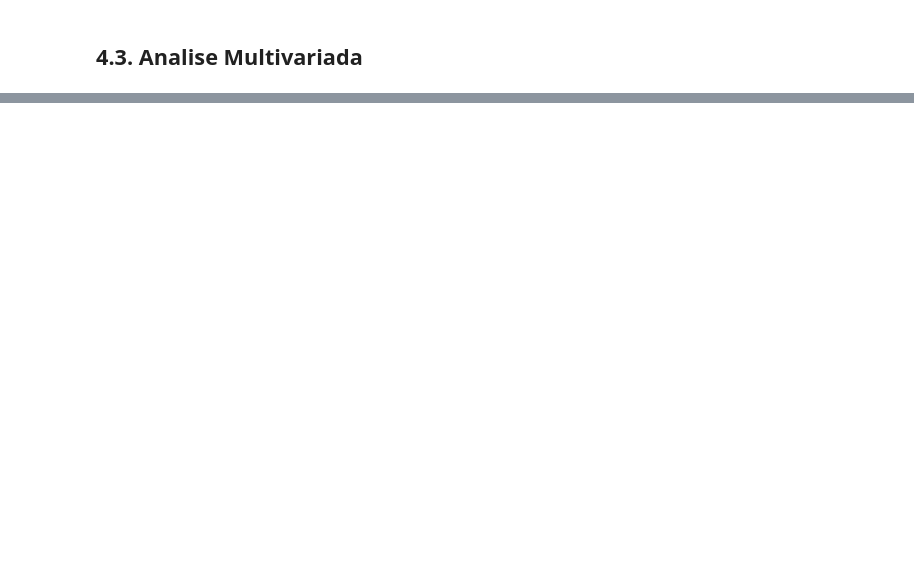
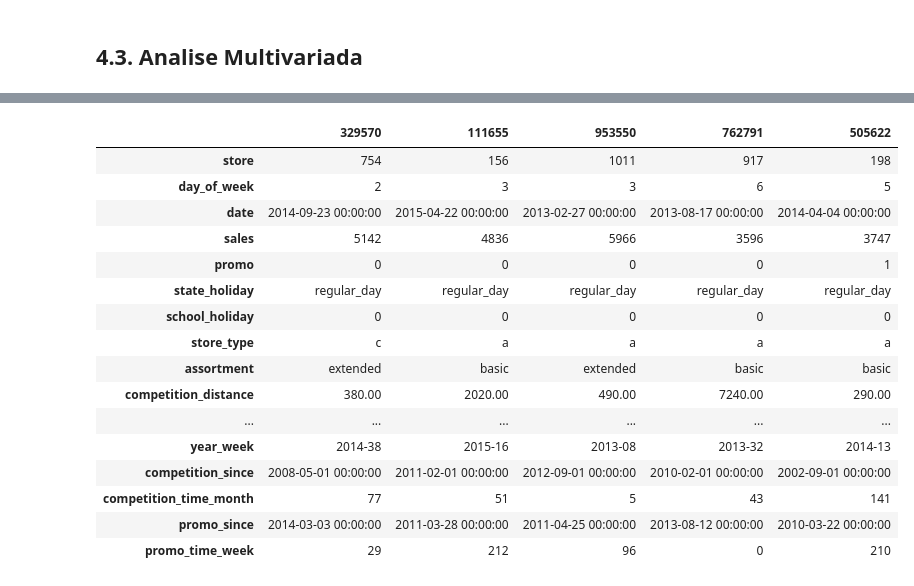
Before and after one commit to NaomiKikuchi/ds-em-producao, a Jupyter notebook: notebooks/m04_v01_store_sales_prediction.ipynb, the cells around one changed output, grey strips where cells are left out. Saved outputs shown, nothing was run; the diff lists cells and outputs as text; code cells hidden in the pictures; blank space fills up the shorter version.

```diff
--- a/notebooks/m04_v01_store_sales_prediction.ipynb
+++ b/notebooks/m04_v01_store_sales_prediction.ipynb
@@ -543,0 +585,20 @@ Index(['store', 'day_of_week', 'date', 'sales', 'promo', 'state_holiday',
+# %%
+df4.sample(5).T
+# %% [output]
+|  | 329570 | 111655 | 953550 | 762791 | 505622 |
+| store | 754 | 156 | 1011 | 917 | 198 |
+| day_of_week | 2 | 3 | 3 | 6 | 5 |
+| date | 2014-09-23 00:00:00 | 2015-04-22 00:00:00 | 2013-02-27 00:00:00 | 2013-08-17 00:00:00 | 2014-04-04 00:00:00 |
+| sales | 5142 | 4836 | 5966 | 3596 | 3747 |
+| promo | 0 | 0 | 0 | 0 | 1 |
+| state_holiday | regular_day | regular_day | regular_day | regular_day | regular_day |
+| school_holiday | 0 | 0 | 0 | 0 | 0 |
+| store_type | c | a | a | a | a |
+| assortment | extended | basic | extended | basic | basic |
+| competition_distance | 380.00 | 2020.00 | 490.00 | 7240.00 | 290.00 |
+| ... | ... | ... | ... | ... | ... |
+| year_week | 2014-38 | 2015-16 | 2013-08 | 2013-32 | 2014-13 |
+| competition_since | 2008-05-01 00:00:00 | 2011-02-01 00:00:00 | 2012-09-01 00:00:00 | 2010-02-01 00:00:00 | 2002-09-01 00:00:00 |
+| competition_time_month | 77 | 51 | 5 | 43 | 141 |
+| promo_since | 2014-03-03 00:00:00 | 2011-03-28 00:00:00 | 2011-04-25 00:00:00 | 2013-08-12 00:00:00 | 2010-03-22 00:00:00 |
+| promo_time_week | 29 | 212 | 96 | 0 | 210 |
```
Also changed, not shown: parts of 16 cells of this notebook.
